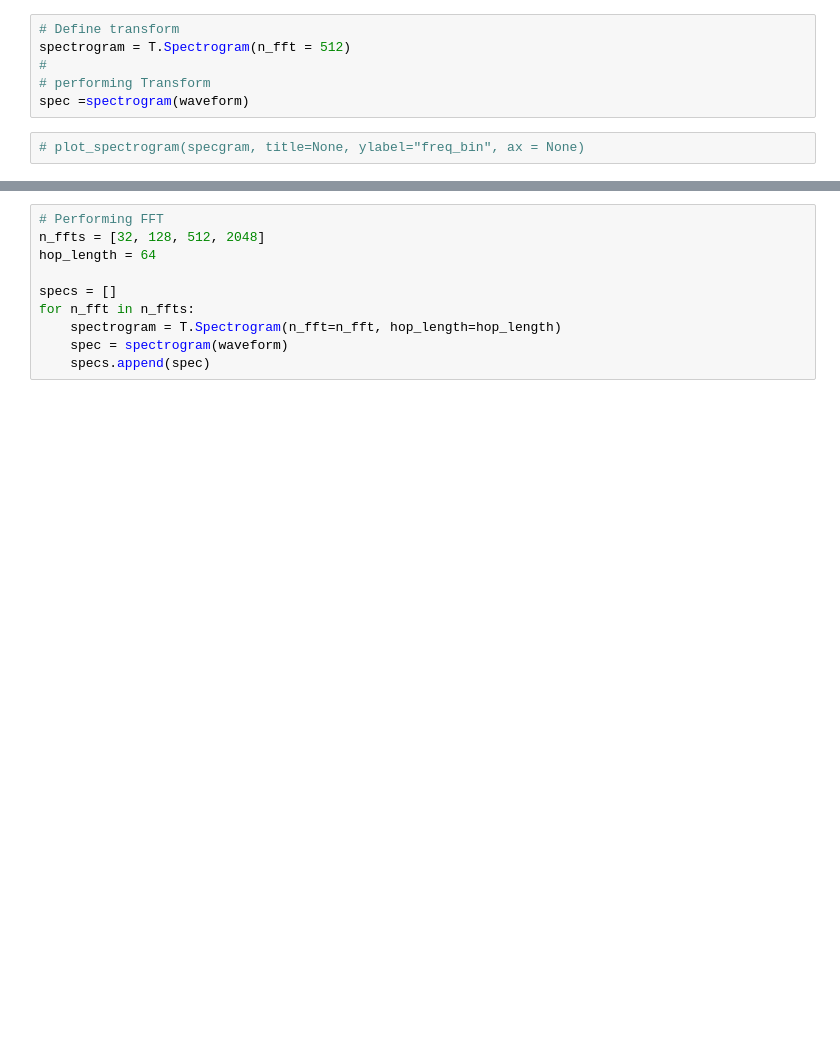
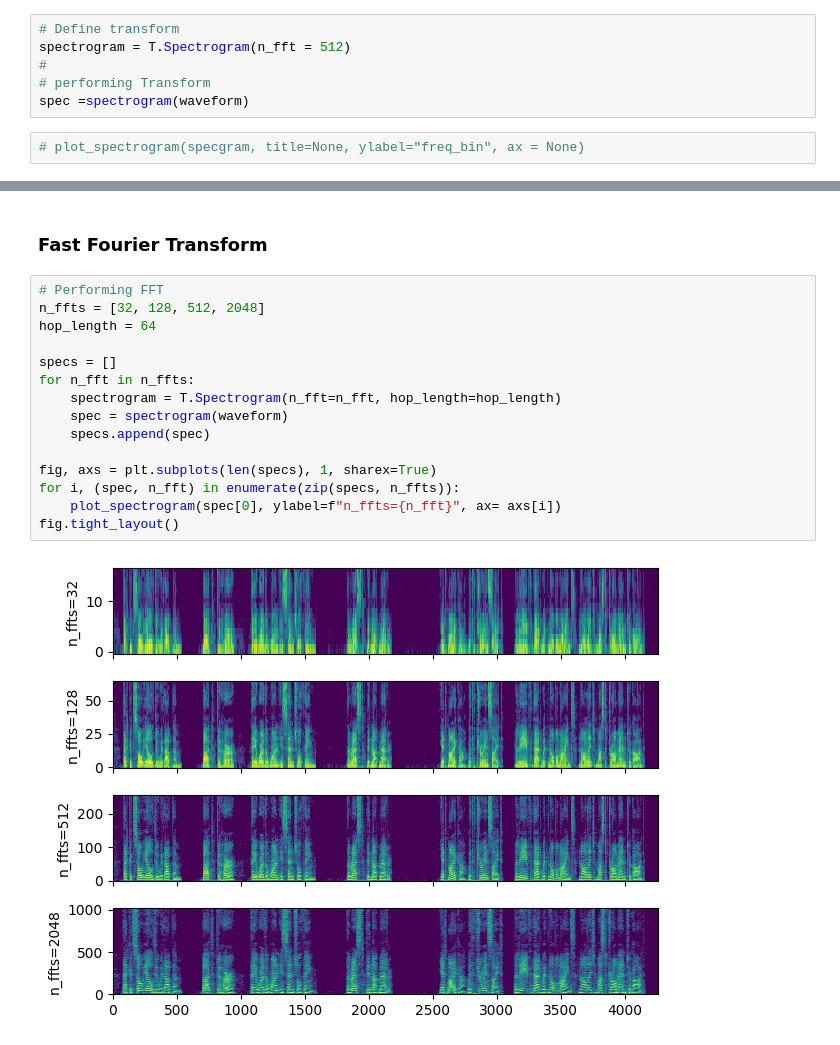
Before and after one commit to Benishkhaled/Benishkhaled, a Jupyter notebook: speech-recognition-with-crnn-and-birnn.ipynb, the cells around one changed output, grey strips where cells are left out. Cells and saved outputs as stored; diff of their text form; blank space fills up the shorter version.

```diff
--- a/speech-recognition-with-crnn-and-birnn.ipynb
+++ b/speech-recognition-with-crnn-and-birnn.ipynb
@@ -193,13 +207,22 @@ plt.show()
+# %% [markdown]
+### Fast Fourier Transform
 # %%
 # Performing FFT
 n_ffts = [32, 128, 512, 2048]
 hop_length = 64
 
 specs = []
 for n_fft in n_ffts:
     spectrogram = T.Spectrogram(n_fft=n_fft, hop_length=hop_length)
     spec = spectrogram(waveform)
     specs.append(spec)
+
+fig, axs = plt.subplots(len(specs), 1, sharex=True)
+for i, (spec, n_fft) in enumerate(zip(specs, n_ffts)):
+    plot_spectrogram(spec[0], ylabel=f"n_ffts={n_fft}", ax= axs[i])
+fig.tight_layout()
+# %% [output]
+[figure, added]
 # %%
 fig, axs = plt.subplots(len(specs), 1, sharex=True)
 for i, (spec, n_fft) in enumerate(zip(specs, n_ffts)):
```
Also changed, not shown: parts of 13 cells of this notebook.
